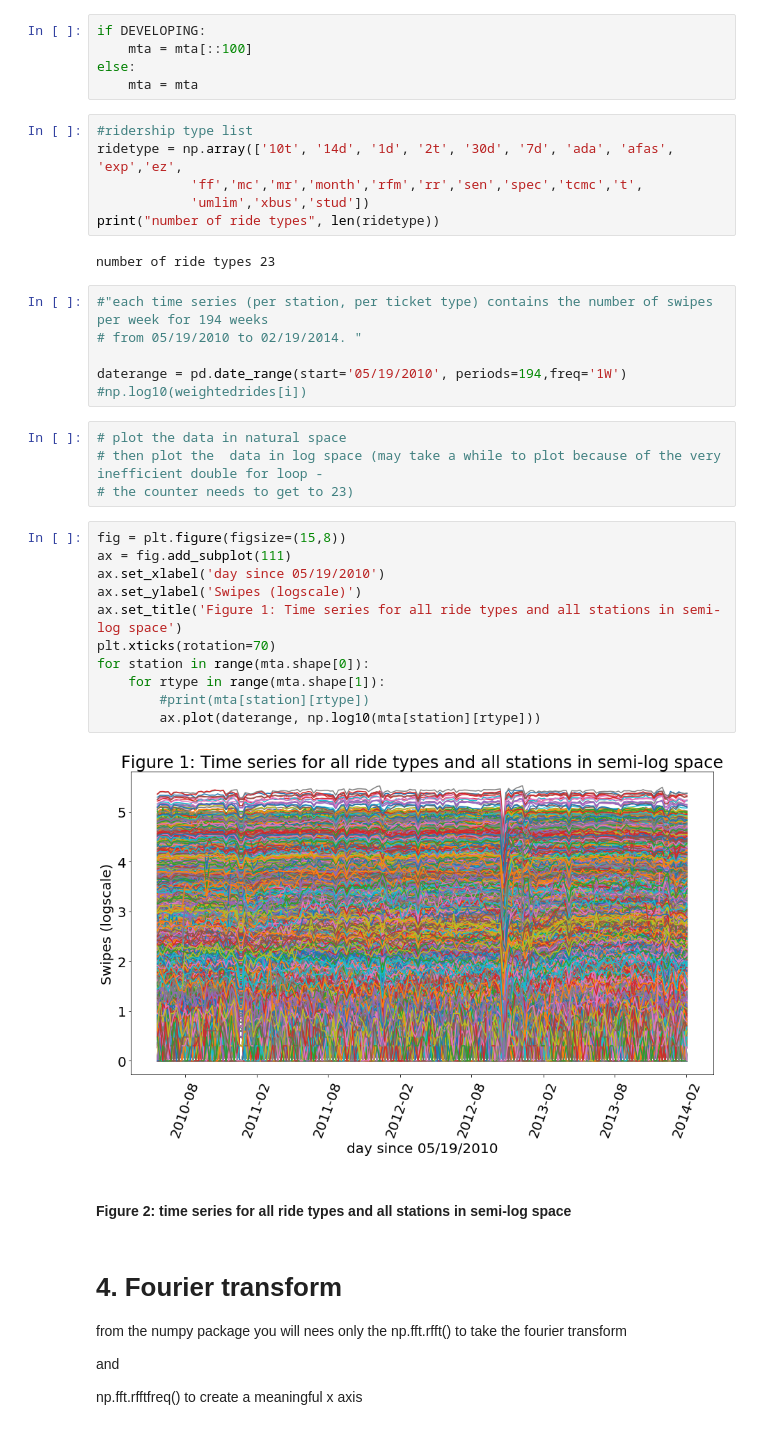
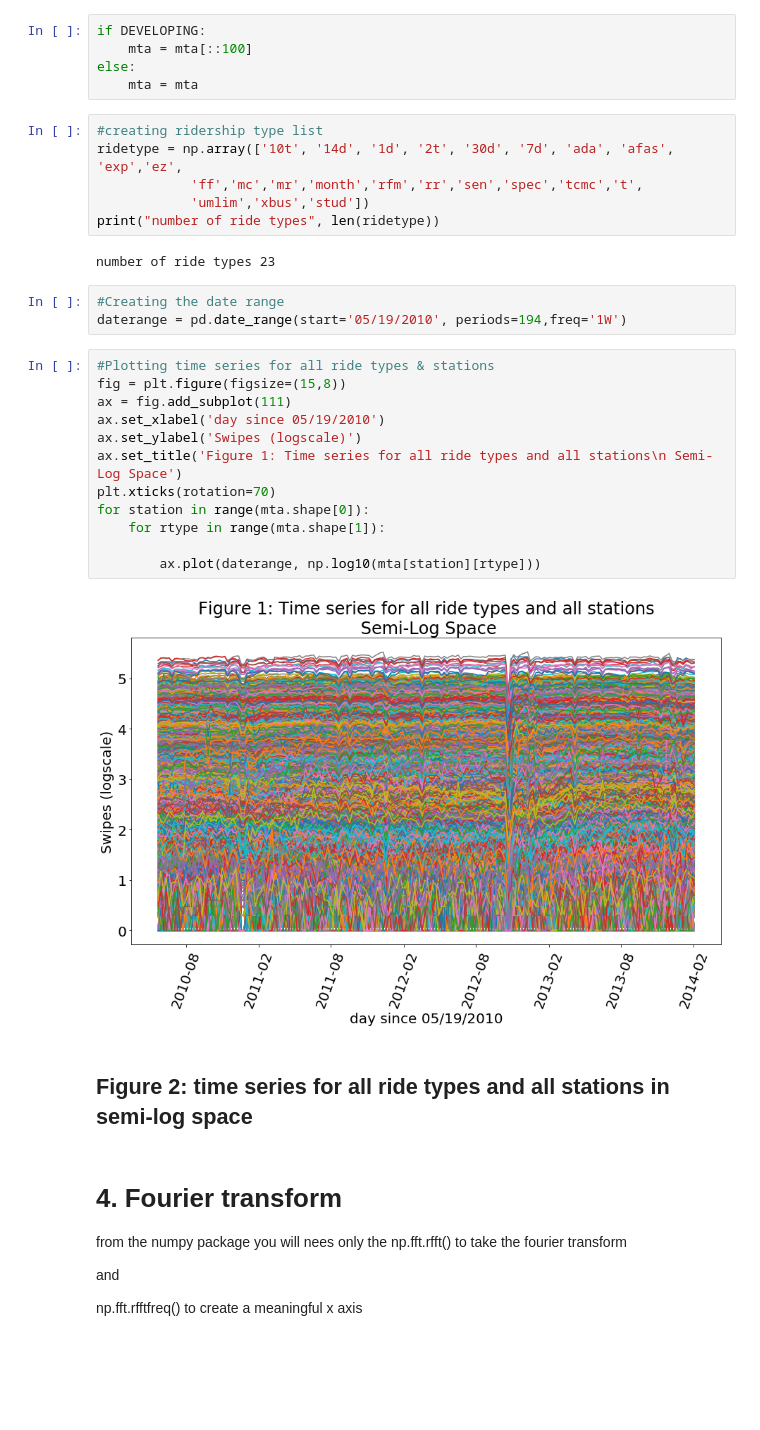
Before and after one commit to mebauer/PUI2018_mb6203, a Jupyter notebook: HW12_mb6203/HW12_Assignment1.ipynb, the cells around one changed output. Drawn from its saved outputs; the diff is of its cells as text; blank space fills up the shorter version.

```diff
--- a/HW12_mb6203/HW12_Assignment1.ipynb
+++ b/HW12_mb6203/HW12_Assignment1.ipynb
@@ -147,38 +149,32 @@ if DEVELOPING:
 else:
     mta = mta
 # %%
-#ridership type list
+#creating ridership type list
 ridetype = np.array(['10t', '14d', '1d', '2t', '30d', '7d', 'ada', 'afas', 'exp','ez',
             'ff','mc','mr','month','rfm','rr','sen','spec','tcmc','t',
             'umlim','xbus','stud'])
 print("number of ride types", len(ridetype))
 # %% [output]
 number of ride types 23
-# %%
-#"each time series (per station, per ticket type) contains the number of swipes per week for 194 weeks
-# from 05/19/2010 to 02/19/2014. "
-
-daterange = pd.date_range(start='05/19/2010', periods=194,freq='1W')
-#np.log10(weightedrides[i])
-# %%
-# plot the data in natural space
-# then plot the  data in log space (may take a while to plot because of the very inefficient double for loop -
-# the counter needs to get to 23)
+# %%
+#Creating the date range
+daterange = pd.date_range(start='05/19/2010', periods=194,freq='1W')
 # %%
+#Plotting time series for all ride types & stations
 fig = plt.figure(figsize=(15,8))
 ax = fig.add_subplot(111)
 ax.set_xlabel('day since 05/19/2010')
 ax.set_ylabel('Swipes (logscale)')
-ax.set_title('Figure 1: Time series for all ride types and all stations in semi-log space')
+ax.set_title('Figure 1: Time series for all ride types and all stations\n Semi-Log Space')
 plt.xticks(rotation=70)
 for station in range(mta.shape[0]):
     for rtype in range(mta.shape[1]):
-        #print(mta[station][rtype])
+
         ax.plot(daterange, np.log10(mta[station][rtype]))
 # %% [output]
-[figure, old version]
+[figure, new version]
 # %% [markdown]
-#### Figure 2: time series for all ride types and all stations in semi-log space
+## Figure 2: time series for all ride types and all stations in semi-log space
 # %% [markdown]
 # 4. Fourier transform
 from the numpy package you will nees only the
```
Also changed, not shown: parts of 4 cells of this notebook.
